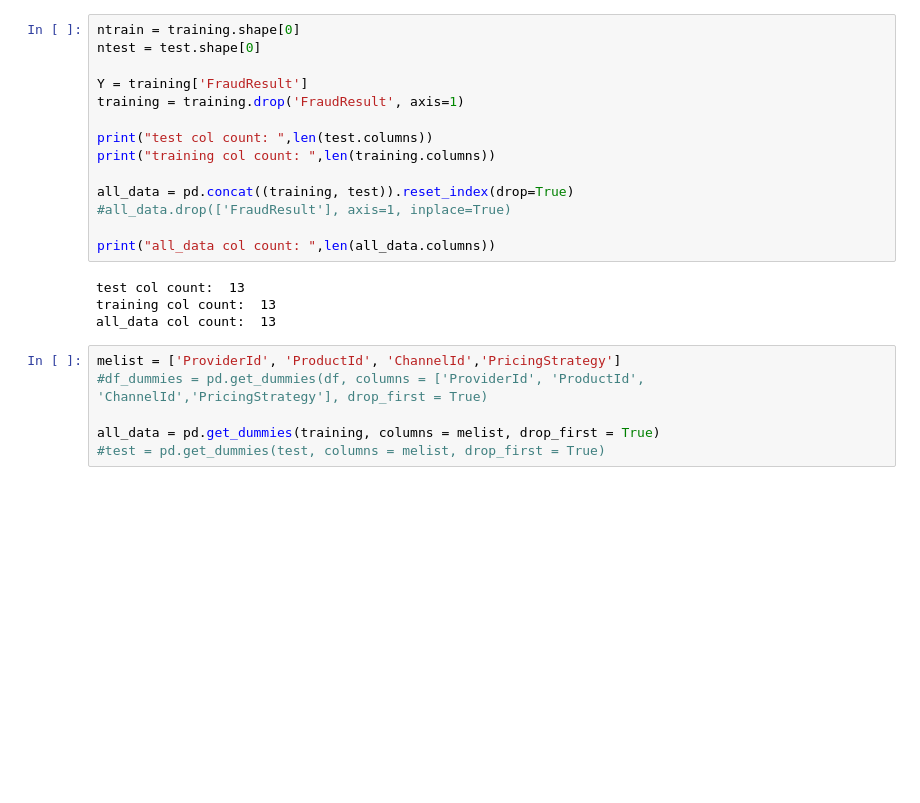
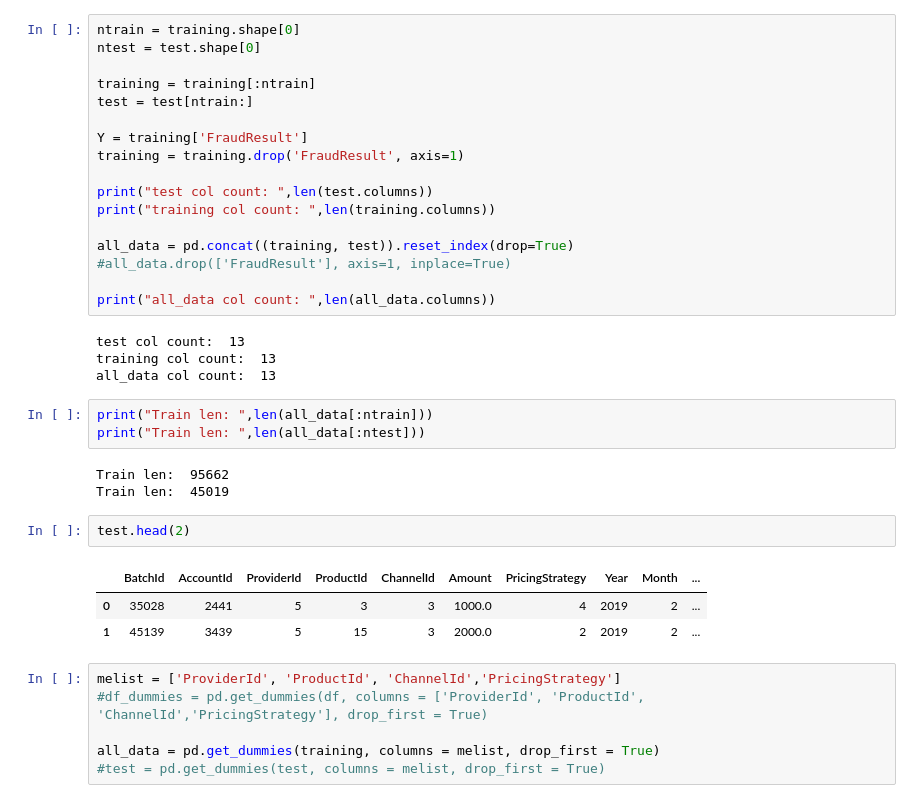
Before and after one commit to charletsebeth/pythontrain, a Jupyter notebook: Copy_of_Copy_of_Copy_of_Copy_of_Copy_of_XenteV1_4.ipynb, the cells around one changed output. Cells and saved outputs as stored; diff of their text form; blank space fills up the shorter version.

```diff
--- a/Copy_of_Copy_of_Copy_of_Copy_of_Copy_of_XenteV1_4.ipynb
+++ b/Copy_of_Copy_of_Copy_of_Copy_of_Copy_of_XenteV1_4.ipynb
@@ -518,6 +534,9 @@ Regarding date and time, I might play around making some of them dummy variables
 # %%
 ntrain = training.shape[0]
 ntest = test.shape[0]
+
+training = training[:ntrain]
+test = test[ntrain:]
 
 Y = training['FraudResult']
 training = training.drop('FraudResult', axis=1)
@@ -533,6 +552,18 @@ print("all_data col count: ",len(all_data.columns))
 test col count:  13
 training col count:  13
 all_data col count:  13
+# %%
+print("Train len: ",len(all_data[:ntrain]))
+print("Train len: ",len(all_data[:ntest]))
+# %% [output]
+Train len:  95662
+Train len:  45019
+# %%
+test.head(2)
+# %% [output]
+|  | BatchId | AccountId | ProviderId | ProductId | ChannelId | Amount | PricingStrategy | Year | Month | ... |
+| 0 | 35028 | 2441 | 5 | 3 | 3 | 1000.0 | 4 | 2019 | 2 | ... |
+| 1 | 45139 | 3439 | 5 | 15 | 3 | 2000.0 | 2 | 2019 | 2 | ... |
 # %%
 melist = ['ProviderId', 'ProductId', 'ChannelId','PricingStrategy']
 #df_dummies = pd.get_dummies(df, columns = ['ProviderId', 'ProductId', 'ChannelId','PricingStrategy'], drop_first = True)
```
Also changed, not shown: parts of 23 cells of this notebook.
